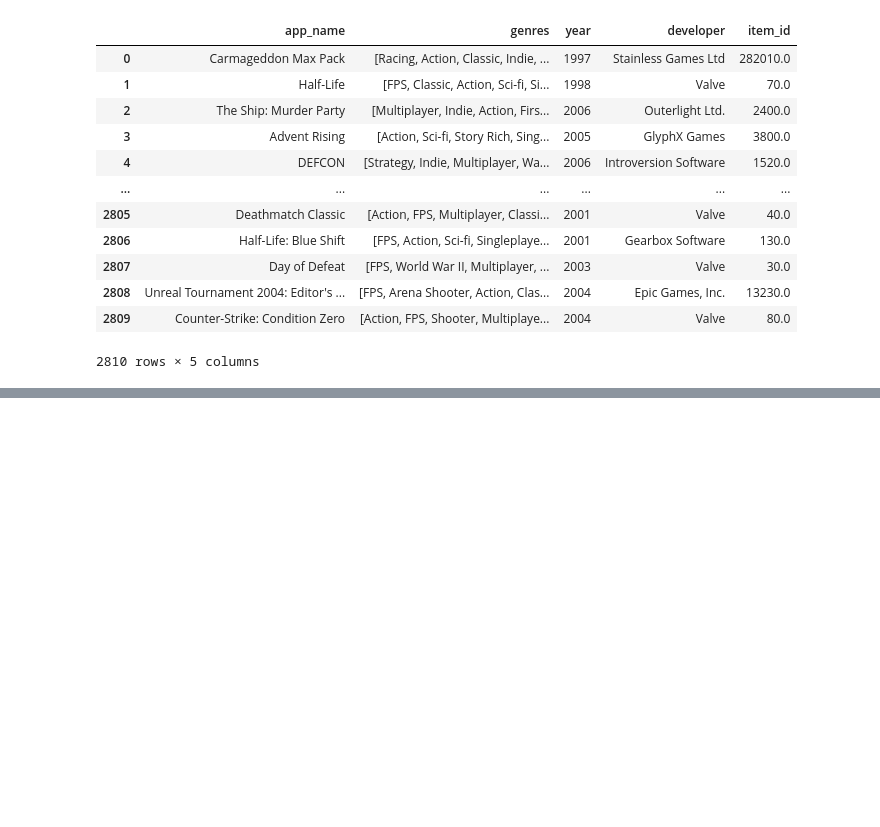
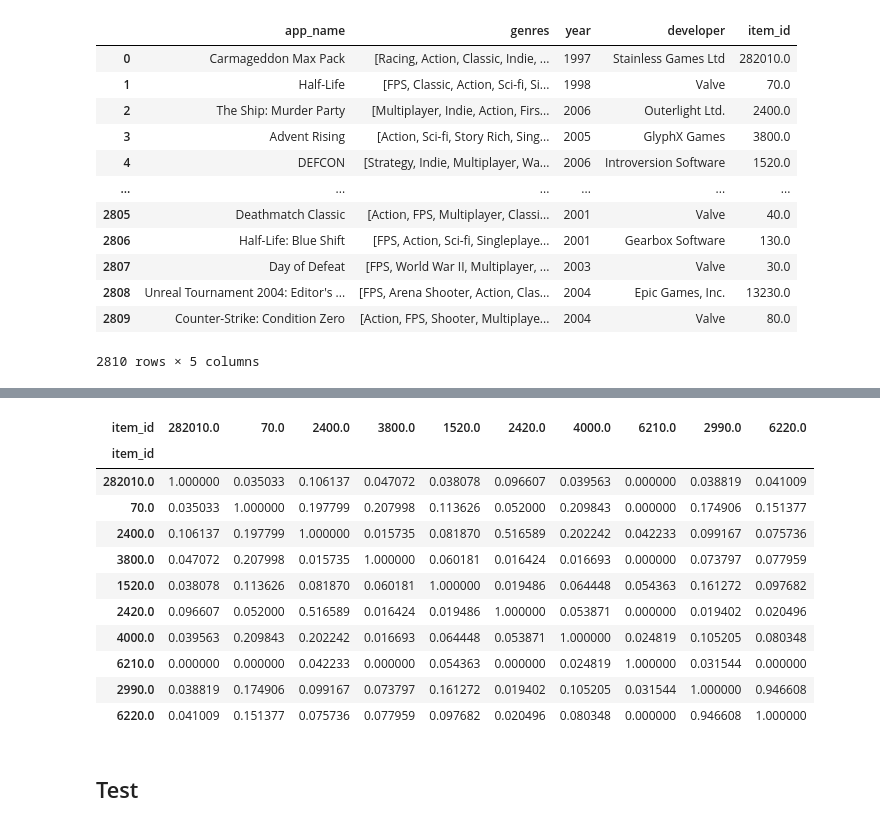
Before and after one commit to MarceloOrtizz/Proyecto_MLOps_Steam, a Jupyter notebook: etl_eda/ETL_consultas _ML.ipynb, the cells around one changed output, grey strips where cells are left out. Saved outputs shown, nothing was run; the diff lists cells and outputs as text; code cells hidden in the pictures; blank space fills up the shorter version.

Commit message:
test funcion ML

```diff
--- a/etl_eda/ETL_consultas _ML.ipynb
+++ b/etl_eda/ETL_consultas _ML.ipynb
@@ -144,0 +331,21 @@ todo
+# %%
+vector_similitud_coseno = cosine_similarity(data_vector_df.values)
+
+cos_sim_df = pd.DataFrame(vector_similitud_coseno, index=data_vector_df.index, columns=data_vector_df.index)
+# %%
+cos_sim_df.iloc[0:10 ,0:10]
+# %% [output]
+| item_id | 282010.0 | 70.0 | 2400.0 | 3800.0 | 1520.0 | 2420.0 | 4000.0 | 6210.0 | 2990.0 | 6220.0 |
+| item_id |  |  |  |  |  |  |  |  |  |  |
+| 282010.0 | 1.000000 | 0.035033 | 0.106137 | 0.047072 | 0.038078 | 0.096607 | 0.039563 | 0.000000 | 0.038819 | 0.041009 |
+| 70.0 | 0.035033 | 1.000000 | 0.197799 | 0.207998 | 0.113626 | 0.052000 | 0.209843 | 0.000000 | 0.174906 | 0.151377 |
+| 2400.0 | 0.106137 | 0.197799 | 1.000000 | 0.015735 | 0.081870 | 0.516589 | 0.202242 | 0.042233 | 0.099167 | 0.075736 |
+| 3800.0 | 0.047072 | 0.207998 | 0.015735 | 1.000000 | 0.060181 | 0.016424 | 0.016693 | 0.000000 | 0.073797 | 0.077959 |
+| 1520.0 | 0.038078 | 0.113626 | 0.081870 | 0.060181 | 1.000000 | 0.019486 | 0.064448 | 0.054363 | 0.161272 | 0.097682 |
+| 2420.0 | 0.096607 | 0.052000 | 0.516589 | 0.016424 | 0.019486 | 1.000000 | 0.053871 | 0.000000 | 0.019402 | 0.020496 |
+| 4000.0 | 0.039563 | 0.209843 | 0.202242 | 0.016693 | 0.064448 | 0.053871 | 1.000000 | 0.024819 | 0.105205 | 0.080348 |
+| 6210.0 | 0.000000 | 0.000000 | 0.042233 | 0.000000 | 0.054363 | 0.000000 | 0.024819 | 1.000000 | 0.031544 | 0.000000 |
+| 2990.0 | 0.038819 | 0.174906 | 0.099167 | 0.073797 | 0.161272 | 0.019402 | 0.105205 | 0.031544 | 1.000000 | 0.946608 |
+| 6220.0 | 0.041009 | 0.151377 | 0.075736 | 0.077959 | 0.097682 | 0.020496 | 0.080348 | 0.000000 | 0.946608 | 1.000000 |
+# %% [markdown]
+## Test
```
Also changed, not shown: parts of 32 cells of this notebook, 1 other file.
